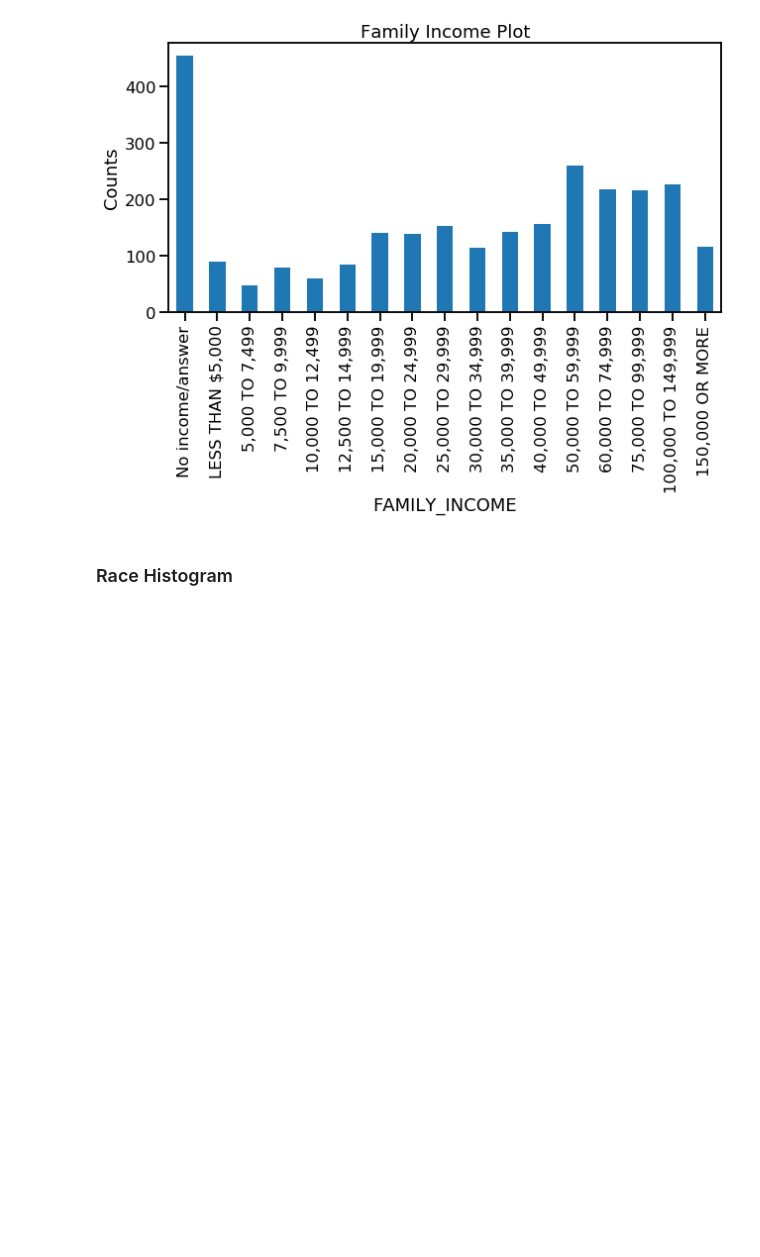
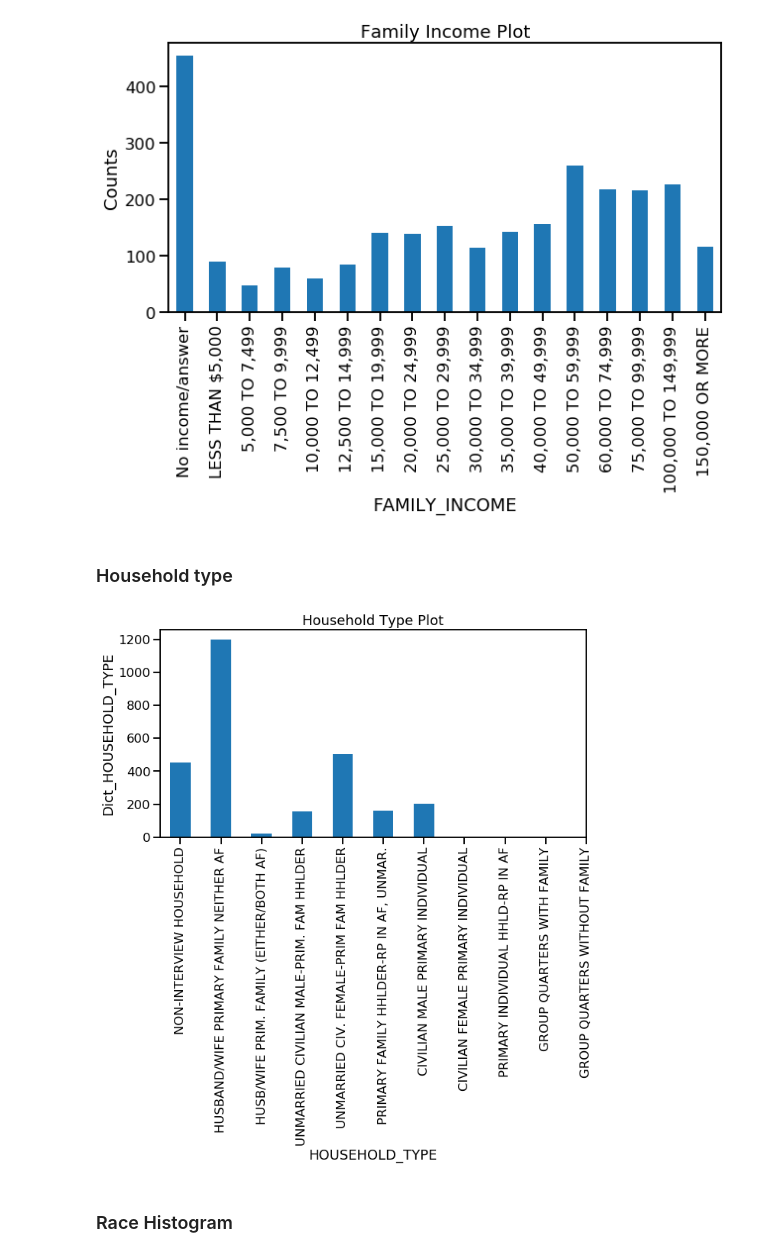
Before and after one commit to astronomilo/foodinsecurity, a Jupyter notebook: Notebooks/EDA_Prep/Team_27_EDA_Prep_20200128.ipynb, the cells around one changed output. Cells and saved outputs as stored; diff of their text form; code cells hidden in the pictures; blank space fills up the shorter version.

```diff
--- a/Notebooks/EDA_Prep/Team_27_EDA_Prep_20200127.ipynb
+++ b/Notebooks/EDA_Prep/Team_27_EDA_Prep_20200128.ipynb
@@ -284,6 +309,18 @@ plt.xticks(range(0,len(Dict_Family_Income.values())), Dict_Family_Income.values(
 plt.show()
 # %% [output]
 [figure]
+# %% [markdown]
+### Household type
+# %%
+# Plotting based on Household type
+plt.figure(figsize=(10,5))
+Household_Type = cps2019_df.groupby(cps2019_df['HOUSEHOLD_TYPE']).size()
+Household_Type.plot.bar(rot=15, title='Household Type Plot')
+plt.ylabel('Dict_HOUSEHOLD_TYPE')
+plt.xticks(range(0,len(Dict_Household_Type.values())), Dict_Household_Type.values(),rotation=90)
+plt.show()
+# %% [output]
+[figure, added]
 # %% [markdown]
 ### Race Histogram
 # %%
```
Also changed, not shown: parts of 28 cells of this notebook.
